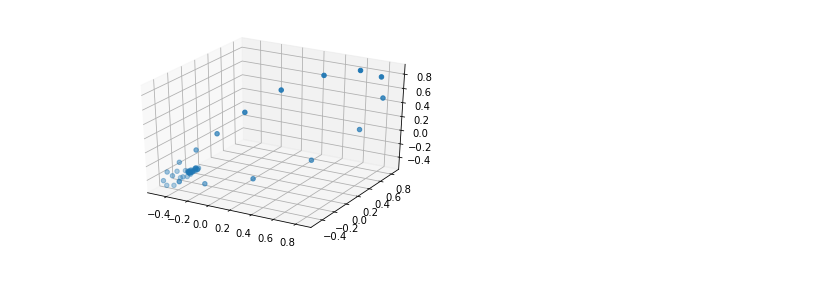
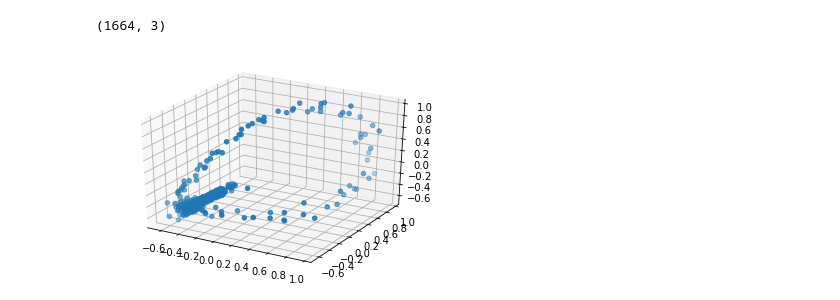
Before and after one commit to anticdimi/tda-arrhythmia-detection, a Jupyter notebook: src/prep.ipynb, the cells around one changed output. Drawn from its saved outputs; the diff is of its cells as text; code cells hidden in the pictures.

```diff
--- a/src/prep.ipynb
+++ b/src/prep.ipynb
@@ -16,3 +17,12 @@ def quasi_attractorize(series, step):
         z.append(series[i:i + step].reshape(1, 3)[0])
 
     return np.array(z)
+# %%
+def plot_attractor(attractor):
+    fig = plt.figure()
+    ax = plt.axes(projection='3d')
+
+    ax.scatter(xs=attractor[:, 0],
+            ys=attractor[:, 1],
+            zs=attractor[:, 2])
+    plt.show()
@@ -19,13 +43,8 @@ def quasi_attractorize(series, step):
 # %%
-attractor = quasi_attractorize(signals, 3)
+attractor = quasi_attractorize(resampled_signal, 3)
+display(attractor.shape)
+plot_attractor(attractor)
+# %% [output]
+(1664, 3)
+[figure, added]
-# %%
-fig = plt.figure()
-ax = plt.axes(projection='3d')
-
-ax.scatter(xs=attractor[:, 0],
-           ys=attractor[:, 1],
-           zs=attractor[:, 2])
-plt.show()
-# %% [output]
-[figure, removed]
 # %%
```
Also changed, not shown: parts of 8 cells of this notebook, 1 other file.
